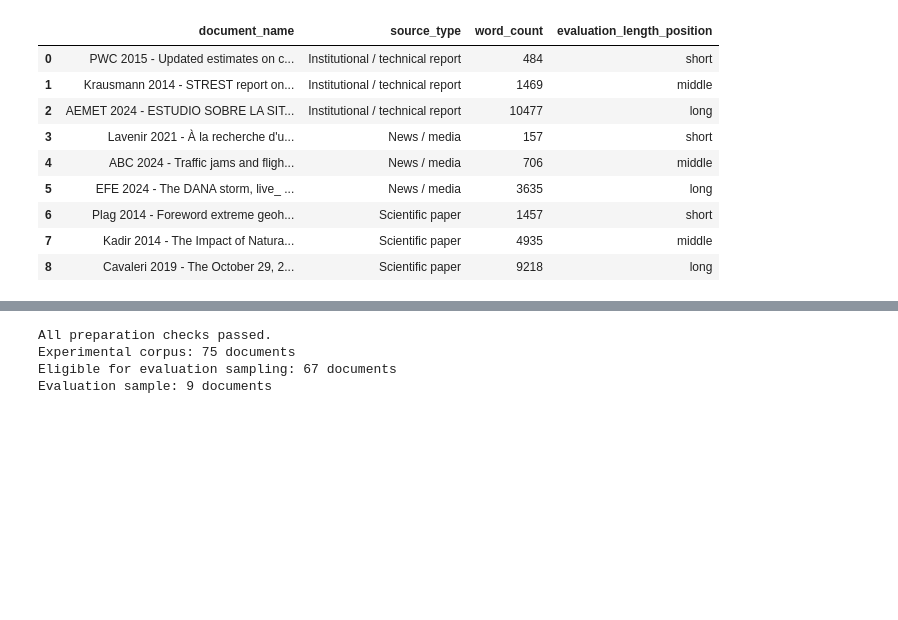
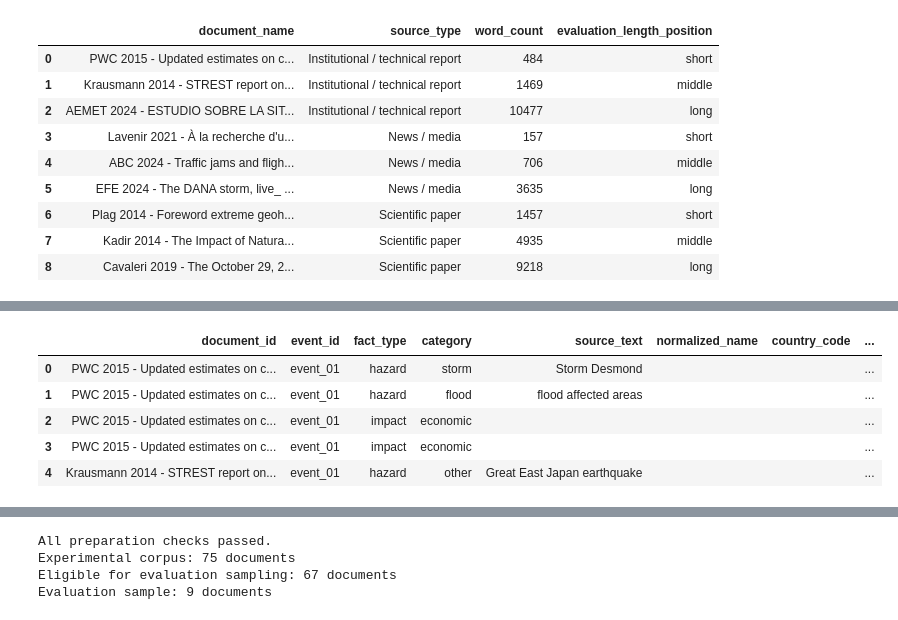
Before and after one commit to Onssrasra/text2hazard, a Jupyter notebook: notebooks/02_data_preparation.ipynb, the cells around one changed output, grey strips where cells are left out. Saved outputs shown, nothing was run; the diff lists cells and outputs as text; code cells hidden in the pictures; blank space fills up the shorter version.

```diff
--- a/notebooks/02_data_preparation.ipynb
+++ b/notebooks/02_data_preparation.ipynb
@@ -380,0 +385,13 @@ display(evaluation_sample.reset_index(drop=True))
+# %%
+ANNOTATION_PATH = PROJECT_FOLDER / "data/evaluation/manual_annotations.csv"
+
+# Load the finalized manual reference annotations
+annotations = pd.read_csv(ANNOTATION_PATH, keep_default_na=False)
+display(annotations.head())
+# %% [output]
+|  | document_id | event_id | fact_type | category | source_text | normalized_name | country_code | ... |
+| 0 | PWC 2015 - Updated estimates on c... | event_01 | hazard | storm | Storm Desmond |  |  | ... |
+| 1 | PWC 2015 - Updated estimates on c... | event_01 | hazard | flood | flood affected areas |  |  | ... |
+| 2 | PWC 2015 - Updated estimates on c... | event_01 | impact | economic |  |  |  | ... |
+| 3 | PWC 2015 - Updated estimates on c... | event_01 | impact | economic |  |  |  | ... |
+| 4 | Krausmann 2014 - STREST report on... | event_01 | hazard | other | Great East Japan earthquake |  |  | ... |
```
Also changed, not shown: parts of 7 cells of this notebook.
